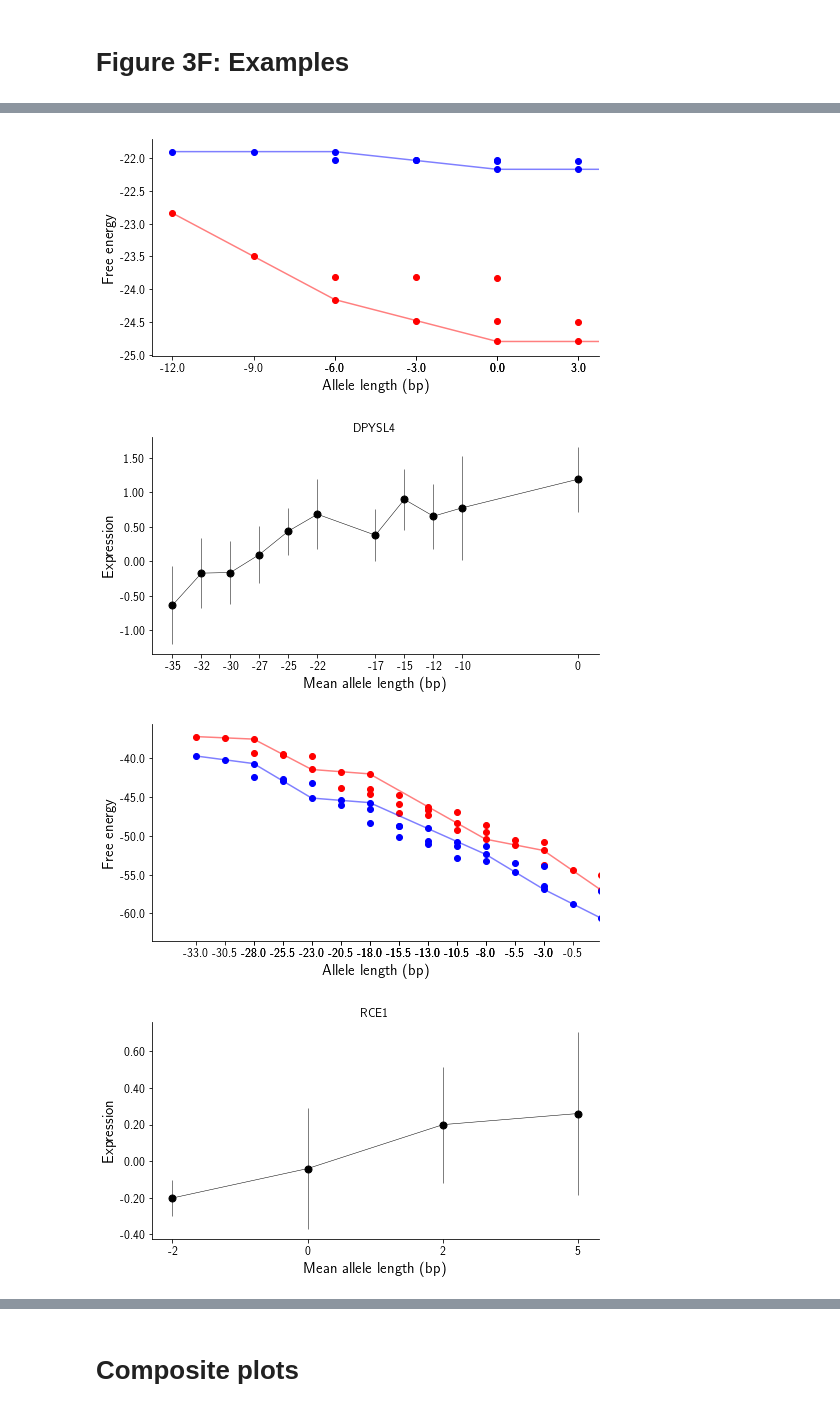
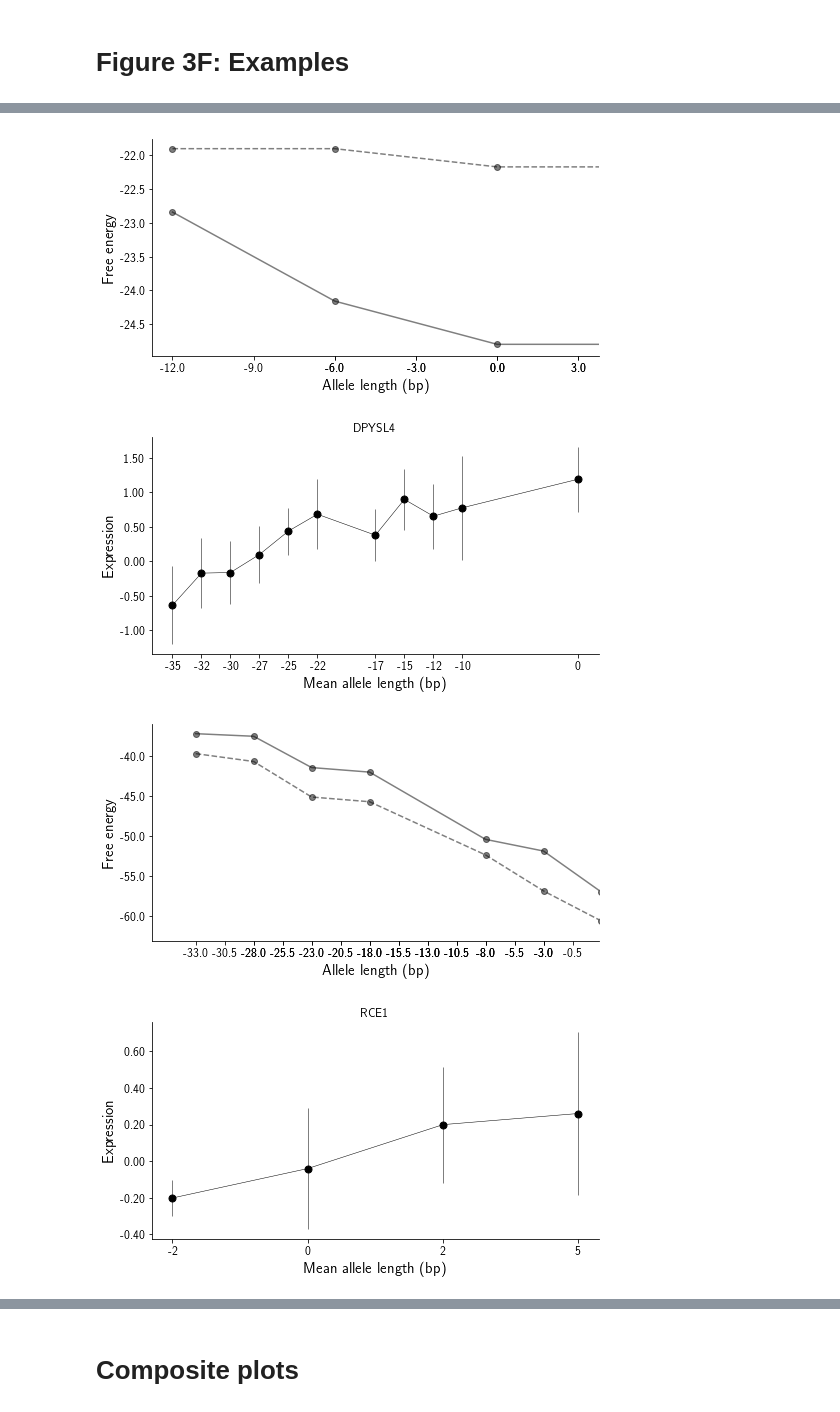
Before and after one commit to gymreklab/gtex-estrs-paper, a Jupyter notebook: Figures/eSTR-GTEx-Figure3.ipynb, the cells around one changed output, grey strips where cells are left out. Saved outputs shown, nothing was run; the diff lists cells and outputs as text; code cells hidden in the pictures.

```diff
--- a/Figures/eSTR-GTEx-Figure3.ipynb
+++ b/Figures/eSTR-GTEx-Figure3.ipynb
@@ -55,7 +48,7 @@ estrs = pd.merge(estrs, geneannot[["gene", "gene.strand"]], on=["gene"])
 
 causal = estrs[estrs["score"]>=MIN_CAUSAL_SCORE]
 
-mfold = pd.read_csv("/storage/mgymrek/gtex/mfold/all_strs_mfold_summary.tab", sep="\t", \
+mfold = pd.read_csv("/storage/mgymrek/gtex/mfold/all_strs_mfold_summary_v2.tab", sep="\t", \
                     names=["chrom","str.start","str.end","type","strand", "mfold_r", "mfold_mean", "mfold_min","mfold_max"])
 mfold["chrom"] = mfold["chrom"].apply(lambda x: "chr"+str(x))
 mfold["str.start"] = mfold["str.start"]+1
@@ -69,7 +62,8 @@ all_mfold = all_mfold.drop_duplicates()
 # %% [output]
 Populating the interactive namespace from numpy and matplotlib
 # %%
-def IsG4(motif):
+g4_motifs = set(causal[causal["motif"].apply(lambda x: "GGG" in x or "CCC" in x or x=="C" or x =="G")]["motif"])
+"""
     g4_motifs = ["AGGG", "CCCG",\
                 "ACCC", "GGGT", \
                 "AGGGG", "CCCCT", \
@@ -85,5 +79,16 @@ def IsG4(motif):
                 "AGCCCC", "GGGGCT", \
                 "CCCCCG", "CGGGGG", \
                 "CCCGG", "CCGGG", \
-                "AGAGGG", "CCCTCT"]
+                "AGAGGG", "CCCTCT", \
+                "CCCCGG", "CCGGGG"]
+"""
+def IsG4(motif):
     return motif in g4_motifs
+
+def IsGControl(motif):
+    g_motifs = ["CCG", "CGG"]
+    return motif in g_motifs
+
+for x in (sorted(list(g4_motifs))):
+    num=(causal[causal["motif"]==x].shape[0])
+    print("%s:%s"%(x, num))
@@ -291,10 +381,10 @@ def PlotEnergies(allele_lengths, energies_coding, energies_noncoding, \
     fig = plt.figure()
     fig.set_size_inches((8, 4))
     ax = fig.add_subplot(111)
-    ax.plot(allele_lengths, energies_coding, color="red", alpha=0.5)
-    ax.plot(allele_lengths, energies_noncoding, color="blue", alpha=0.5)
-    ax.scatter(diploid_lengths, diploid_energies_coding, color="red")
-    ax.scatter(diploid_lengths, diploid_energies_noncoding, color="blue")
+    ax.plot(allele_lengths, energies_coding, color="black", alpha=0.5, marker="o")
+    ax.plot(allele_lengths, energies_noncoding, color="black", alpha=0.5, marker="o", linestyle="dashed")
+    #ax.scatter(diploid_lengths, diploid_energies_coding, color="red")
+    #ax.scatter(diploid_lengths, diploid_energies_noncoding, color="blue")
     ax.set_xlabel("Allele length (bp)", size=15)
     ax.set_ylabel("Free energy", size=15)
     ax.set_xticks(diploid_lengths)
@@ -393,7 +483,8 @@ tissue="Muscle-Skeletal"
 chrom="chr21"
 pos=45196326
 end=45196360
-example_loci.append(["CSTB", gene, tissue, chrom, pos, end, 42])
+strand = "-"
+example_loci.append(["CSTB", gene, tissue, chrom, pos, end, 42, strand])
 
 # ALOX5
 gene="ENSG00000012779.6"
@@ -401,15 +492,17 @@ tissue="Esophagus-Mucosa"
 chrom="chr10"
 pos=45869548
 end=45869585
-example_loci.append(["ALOX5", gene, tissue, chrom, pos, end, end-pos+1])
+strand = "+"
+example_loci.append(["ALOX5", gene, tissue, chrom, pos, end, end-pos+1, strand])
 
-# DYPSL4
+# DPYSL4
 gene="ENSG00000151640.8"
 tissue="Cells-Transformedfibroblasts"
 chrom="chr10"
 pos=134000825
 end=134000897
-example_loci.append(["DPYSL4", gene, tissue, chrom, pos, end, end-pos+1])
+strand = "+"
+example_loci.append(["DPYSL4", gene, tissue, chrom, pos, end, end-pos+1, strand])
 
 # RCE1
 gene="ENSG00000173653.3"
@@ -417,10 +510,11 @@ tissue="Lung"
 chrom="chr11"
 pos=66610830
 end=66610848
-example_loci.append(["RCE1", gene, tissue, chrom, pos, end, 20])
+strand = "+"
+example_loci.append(["RCE1", gene, tissue, chrom, pos, end, 20, strand])
 
 for el in example_loci:
-    locus, gene, tissue, chrom, pos, end, reflen = el
+    locus, gene, tissue, chrom, pos, end, reflen, strand = el
     if SAVEPLOT:
         efname = os.path.join(RESULTSDIR, "%s_%s_expr.pdf"%(FIGPREFIX, locus))
         mfname = os.path.join(RESULTSDIR, "%s_%s_energy.pdf"%(FIGPREFIX, locus))
@@ -430,8 +524,14 @@ for el in example_loci:
     allele_lengths, energies_coding, energies_noncoding, diploid_lengths, diploid_energies_coding, diploid_energies_noncoding = \
         ExtractMfold(all_mfold, chrom.replace("chr",""), pos)
     xlim = PlotExpr(gene, tissue, chrom, pos, end, locus, fname=efname)
-    PlotEnergies(allele_lengths, energies_coding, energies_noncoding, \
+
+    if strand == "+":
+        PlotEnergies(allele_lengths, energies_coding, energies_noncoding, \
              diploid_lengths, diploid_energies_coding, diploid_energies_noncoding, \
              reflen=reflen, xlim=xlim, fname=mfname)
+    else:
+        PlotEnergies(allele_lengths, energies_noncoding, energies_coding, \
+             diploid_lengths, diploid_energies_noncoding, diploid_energies_coding, \
+             reflen=reflen, xlim=xlim, fname=mfname)
 # %% [output]
 [figure]
@@ -439,5 +539,5 @@ for el in example_loci:
 [figure]
-[figure, old version]
+[figure, new version]
 [figure]
-[figure, old version]
+[figure, new version]
 [figure]
```
Also changed, not shown: parts of 14 cells of this notebook, 7 other files.
